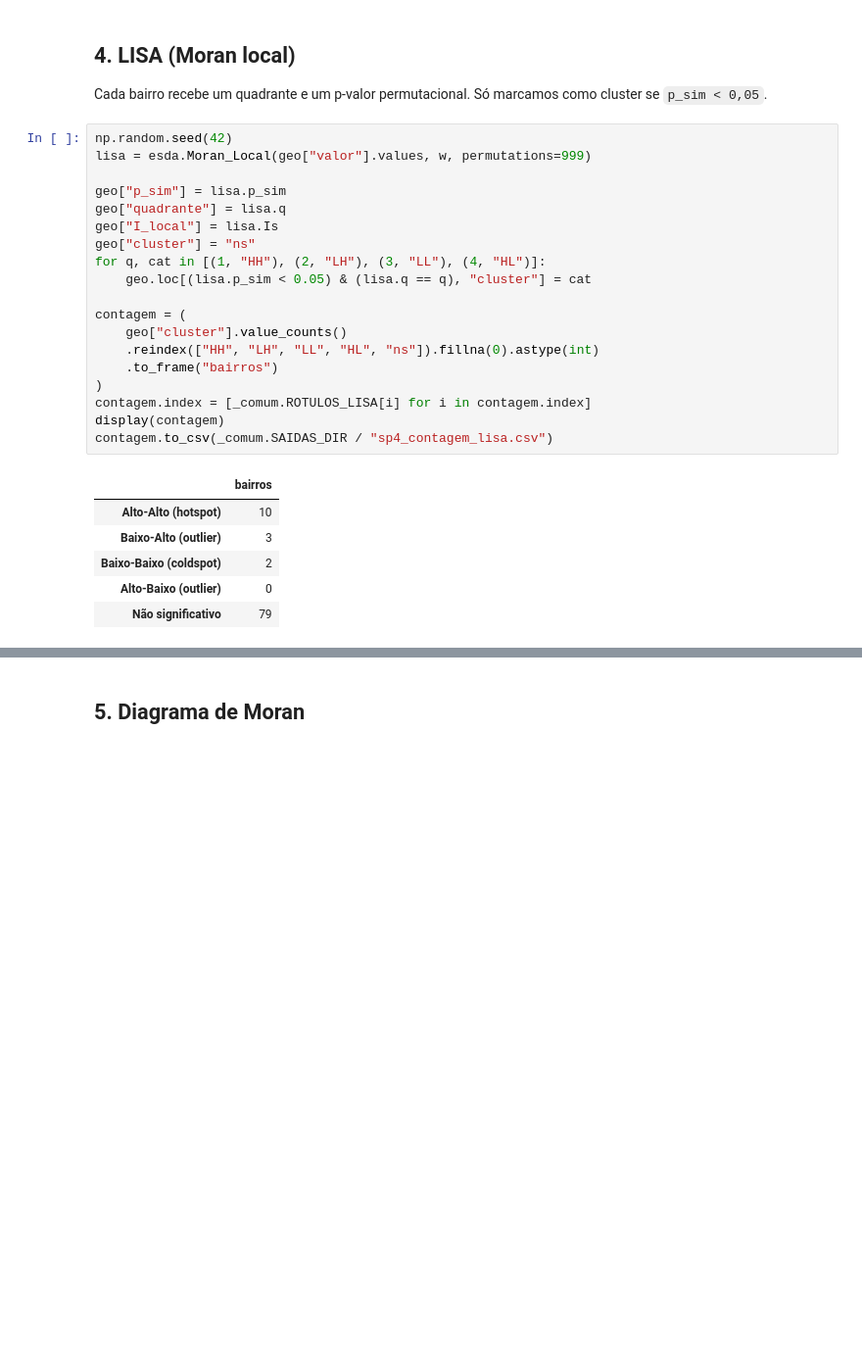
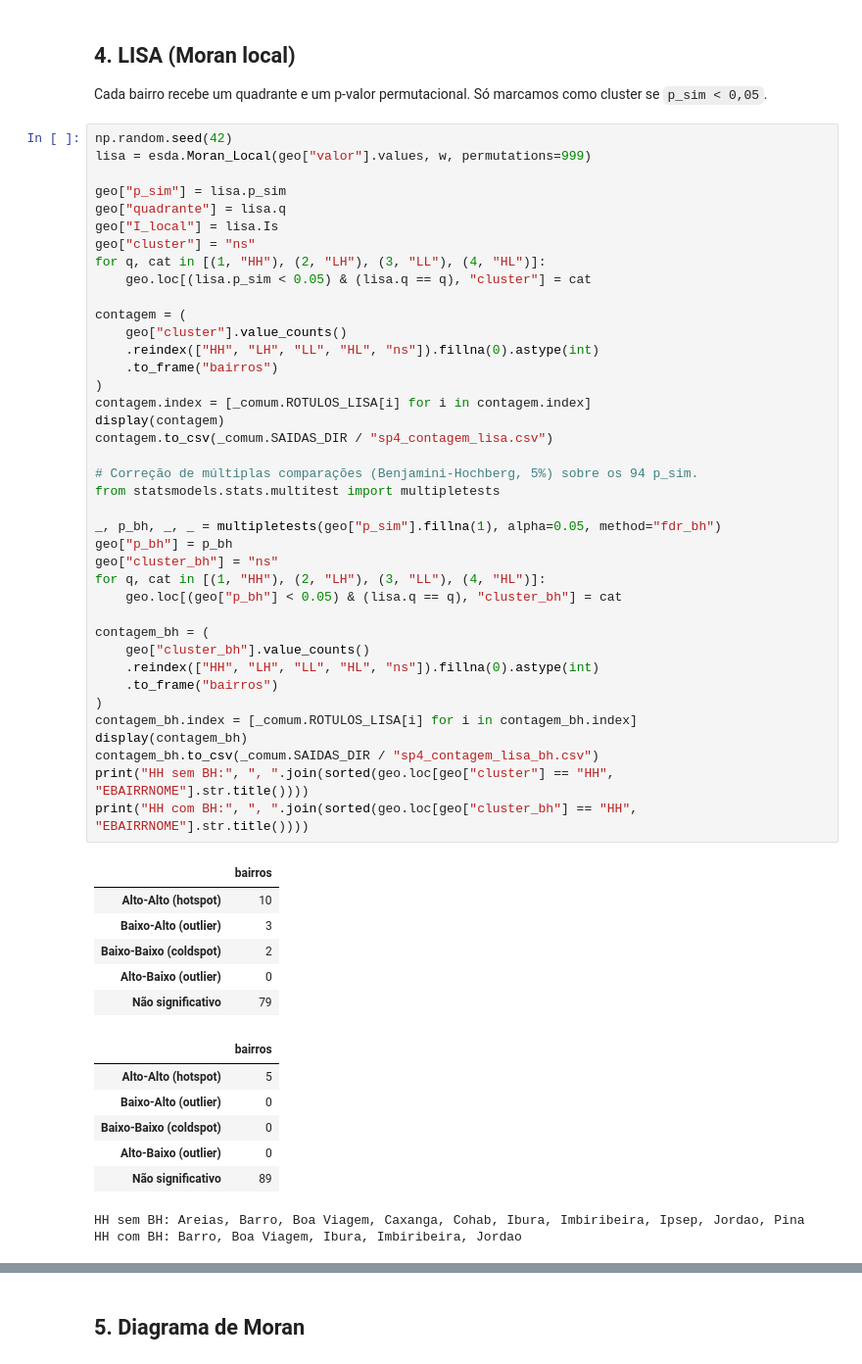
Before and after one commit to beatrizloyola/PULSO, a Jupyter notebook: backend/notebooks/sp4_moran_lisa.ipynb, the cells around one changed output, grey strips where cells are left out. Shown at 98% size. Drawn from its saved outputs; the diff is of its cells as text; blank space fills up the shorter version.

```diff
--- a/backend/notebooks/sp4_moran_lisa.ipynb
+++ b/backend/notebooks/sp4_moran_lisa.ipynb
@@ -131,29 +135,57 @@ Cada bairro recebe um quadrante e um p-valor permutacional. Só marcamos como cl
 # %%
 np.random.seed(42)
 lisa = esda.Moran_Local(geo["valor"].values, w, permutations=999)
 
 geo["p_sim"] = lisa.p_sim
 geo["quadrante"] = lisa.q
 geo["I_local"] = lisa.Is
 geo["cluster"] = "ns"
 for q, cat in [(1, "HH"), (2, "LH"), (3, "LL"), (4, "HL")]:
     geo.loc[(lisa.p_sim < 0.05) & (lisa.q == q), "cluster"] = cat
 
 contagem = (
     geo["cluster"].value_counts()
     .reindex(["HH", "LH", "LL", "HL", "ns"]).fillna(0).astype(int)
     .to_frame("bairros")
 )
 contagem.index = [_comum.ROTULOS_LISA[i] for i in contagem.index]
 display(contagem)
 contagem.to_csv(_comum.SAIDAS_DIR / "sp4_contagem_lisa.csv")
+
+# Correção de múltiplas comparações (Benjamini-Hochberg, 5%) sobre os 94 p_sim.
+from statsmodels.stats.multitest import multipletests
+
+_, p_bh, _, _ = multipletests(geo["p_sim"].fillna(1), alpha=0.05, method="fdr_bh")
+geo["p_bh"] = p_bh
+geo["cluster_bh"] = "ns"
+for q, cat in [(1, "HH"), (2, "LH"), (3, "LL"), (4, "HL")]:
+    geo.loc[(geo["p_bh"] < 0.05) & (lisa.q == q), "cluster_bh"] = cat
+
+contagem_bh = (
+    geo["cluster_bh"].value_counts()
+    .reindex(["HH", "LH", "LL", "HL", "ns"]).fillna(0).astype(int)
+    .to_frame("bairros")
+)
+contagem_bh.index = [_comum.ROTULOS_LISA[i] for i in contagem_bh.index]
+display(contagem_bh)
+contagem_bh.to_csv(_comum.SAIDAS_DIR / "sp4_contagem_lisa_bh.csv")
+print("HH sem BH:", ", ".join(sorted(geo.loc[geo["cluster"] == "HH", "EBAIRRNOME"].str.title())))
+print("HH com BH:", ", ".join(sorted(geo.loc[geo["cluster_bh"] == "HH", "EBAIRRNOME"].str.title())))
 # %% [output]
 |  | bairros |
 | Alto-Alto (hotspot) | 10 |
 | Baixo-Alto (outlier) | 3 |
 | Baixo-Baixo (coldspot) | 2 |
 | Alto-Baixo (outlier) | 0 |
 | Não significativo | 79 |
+|  | bairros |
+| Alto-Alto (hotspot) | 5 |
+| Baixo-Alto (outlier) | 0 |
+| Baixo-Baixo (coldspot) | 0 |
+| Alto-Baixo (outlier) | 0 |
+| Não significativo | 89 |
+HH sem BH: Areias, Barro, Boa Viagem, Caxanga, Cohab, Ibura, Imbiribeira, Ipsep, Jordao, Pina
+HH com BH: Barro, Boa Viagem, Ibura, Imbiribeira, Jordao
 # %%
 saida = geo[[
     "key", "EBAIRRNOME", "CDISTSANTPSAD", "casos_2024", "valor",
```
Also changed, not shown: parts of 6 cells of this notebook, 6 other files.
